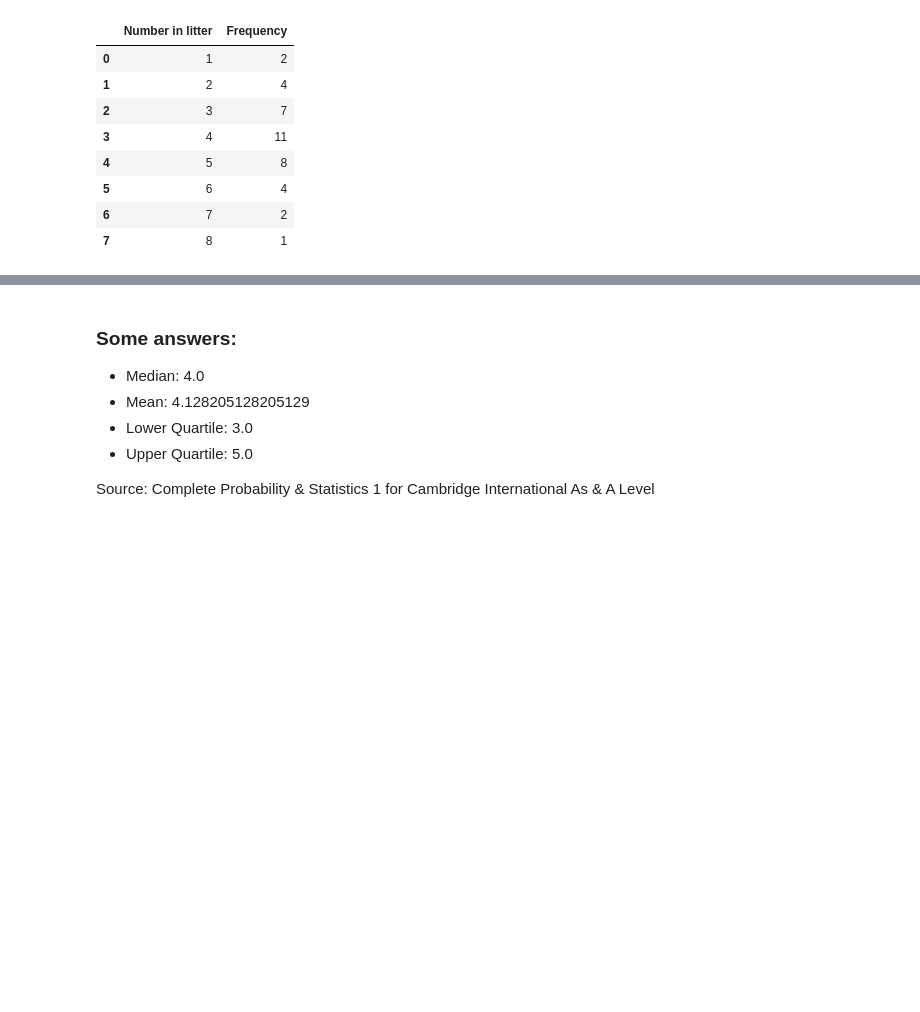
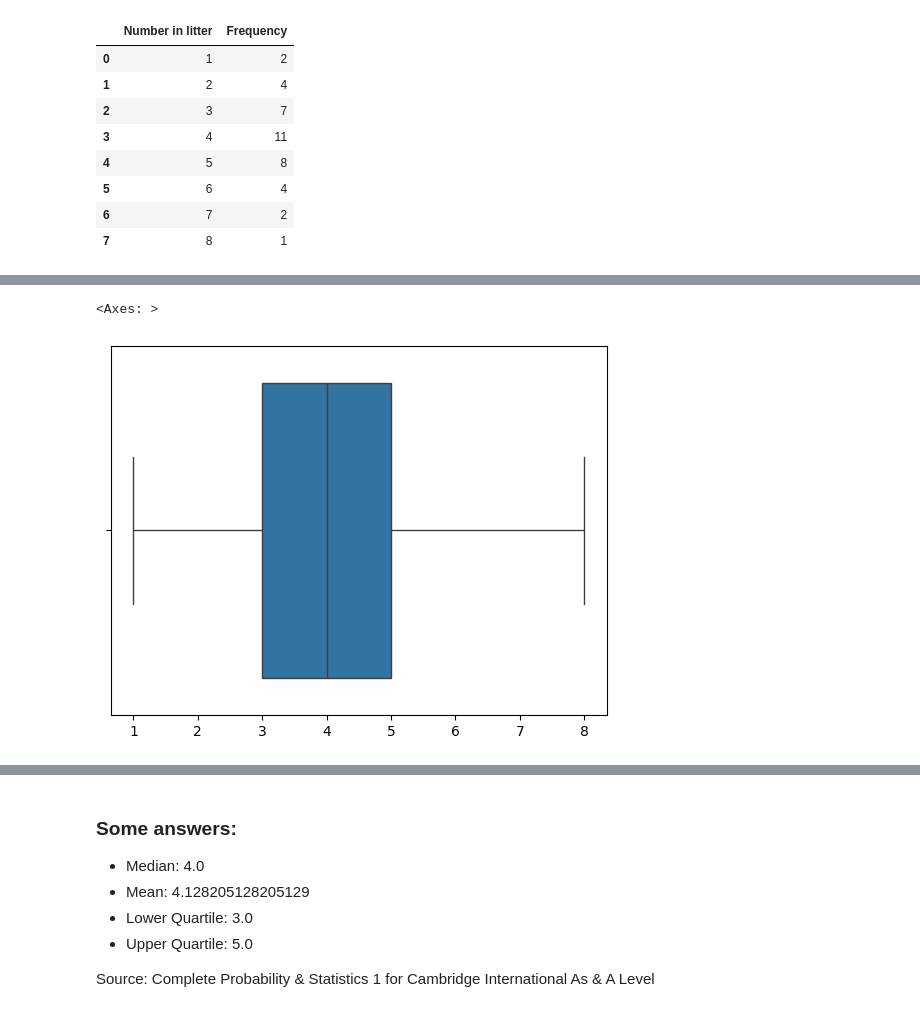
Before and after one commit to Vincent-Gielen/dsai-ex, a Jupyter notebook: 2-analysis-1-var/lab-2.03-kitten-litters.ipynb, the cells around one changed output, grey strips where cells are left out. Drawn from its saved outputs; the diff is of its cells as text; code cells hidden in the pictures; blank space fills up the shorter version.

```diff
--- a/2-analysis-1-var/lab-2.03-kitten-litters.ipynb
+++ b/2-analysis-1-var/lab-2.03-kitten-litters.ipynb
@@ -38,3 +38,12 @@ kittens
 | 5 | 6 | 4 |
 | 6 | 7 | 2 |
 | 7 | 8 | 1 |
+# %%
+kittensArray = []
+# NumberInLitterArray = kittens['Number in litter']
+# FrequencyArray = kittens.Frequency
+# for x in range(len(FrequencyArray)):
+#   for y in range(FrequencyArray[x]):
+#     kittensArray.append(NumberInLitterArray[x])
+kittensArray = np.repeat(kittens['Number in litter'], kittens['Frequency']).tolist()
+kittensArray
@@ -40,0 +68,5 @@ kittens
+# %%
+sns.boxplot(x=kittensArray)
+# %% [output]
+<Axes: >
+[figure, added]
```
Also changed, not shown: parts of 5 cells of this notebook.
